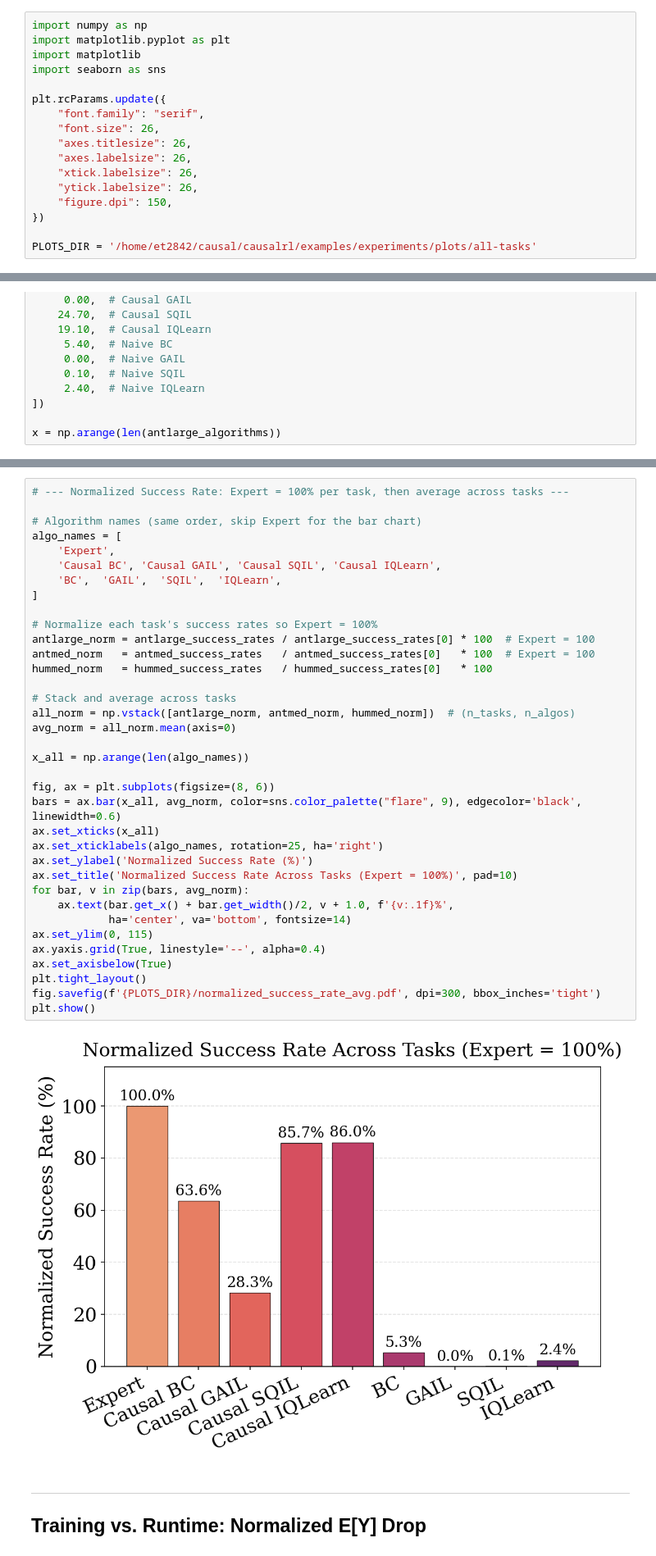
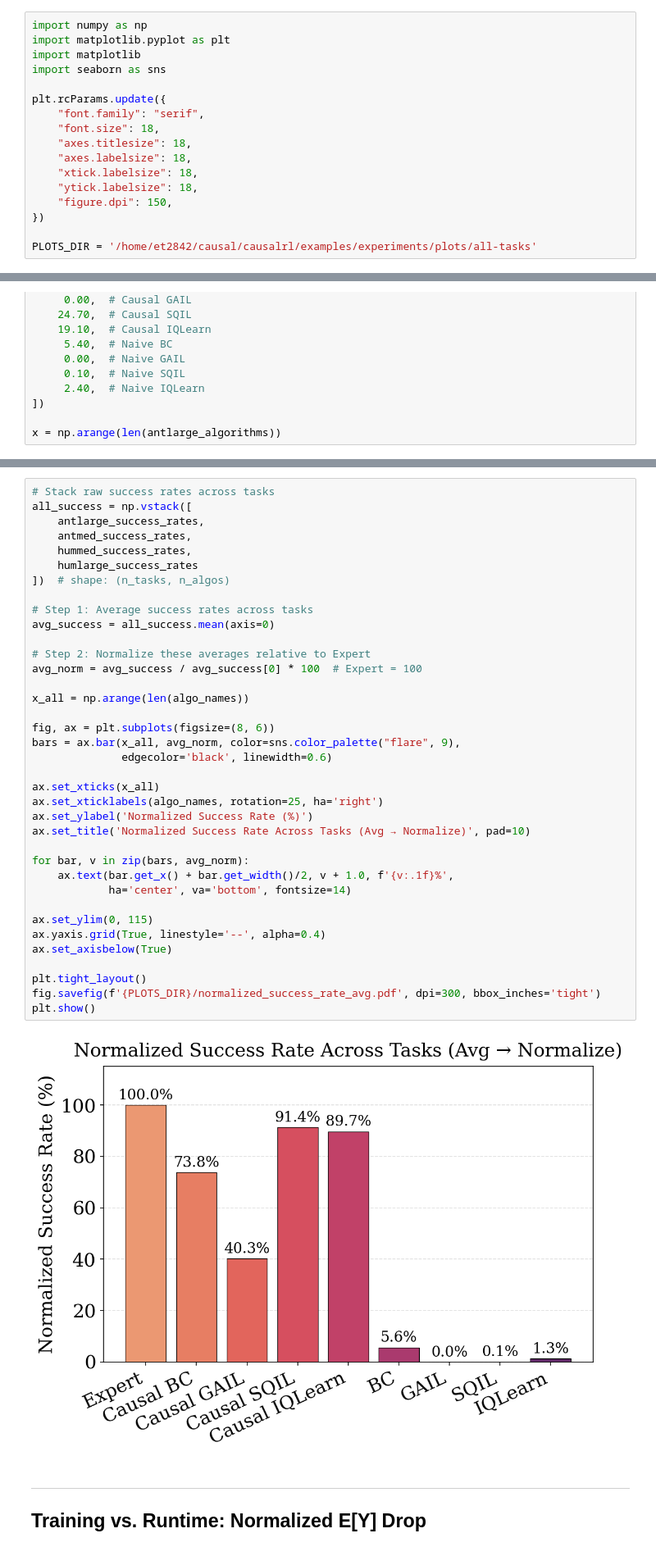
Before and after one commit to CausalAILab/Causal-RL, a Jupyter notebook: examples/experiments/plots_all.ipynb, the cells around one changed output, grey strips where cells are left out. Shown at 82% size. Cells and saved outputs as stored; diff of their text form.

```diff
--- a/examples/experiments/plots_all.ipynb
+++ b/examples/experiments/plots_all.ipynb
@@ -10,11 +10,11 @@ import seaborn as sns
 
 plt.rcParams.update({
     "font.family": "serif",
-    "font.size": 26,
-    "axes.titlesize": 26,
-    "axes.labelsize": 26,
-    "xtick.labelsize": 26,
-    "ytick.labelsize": 26,
+    "font.size": 18,
+    "axes.titlesize": 18,
+    "axes.labelsize": 18,
+    "xtick.labelsize": 18,
+    "ytick.labelsize": 18,
     "figure.dpi": 150,
 })
 
@@ -235,41 +258,42 @@ x = np.arange(len(antlarge_algorithms))
 # %%
-# --- Normalized Success Rate: Expert = 100% per task, then average across tasks ---
+# Stack raw success rates across tasks
+all_success = np.vstack([
+    antlarge_success_rates,
+    antmed_success_rates,
+    hummed_success_rates,
+    humlarge_success_rates
+])  # shape: (n_tasks, n_algos)
 
-# Algorithm names (same order, skip Expert for the bar chart)
-algo_names = [
-    'Expert',
-    'Causal BC', 'Causal GAIL', 'Causal SQIL', 'Causal IQLearn',
-    'BC',  'GAIL',  'SQIL',  'IQLearn',
-]
+# Step 1: Average success rates across tasks
+avg_success = all_success.mean(axis=0)
 
-# Normalize each task's success rates so Expert = 100%
-antlarge_norm = antlarge_success_rates / antlarge_success_rates[0] * 100  # Expert = 100
-antmed_norm   = antmed_success_rates   / antmed_success_rates[0]   * 100  # Expert = 100
-hummed_norm   = hummed_success_rates   / hummed_success_rates[0]   * 100
-
-# Stack and average across tasks
-all_norm = np.vstack([antlarge_norm, antmed_norm, hummed_norm])  # (n_tasks, n_algos)
-avg_norm = all_norm.mean(axis=0)
+# Step 2: Normalize these averages relative to Expert
+avg_norm = avg_success / avg_success[0] * 100  # Expert = 100
 
 x_all = np.arange(len(algo_names))
 
 fig, ax = plt.subplots(figsize=(8, 6))
-bars = ax.bar(x_all, avg_norm, color=sns.color_palette("flare", 9), edgecolor='black', linewidth=0.6)
+bars = ax.bar(x_all, avg_norm, color=sns.color_palette("flare", 9),
+              edgecolor='black', linewidth=0.6)
+
 ax.set_xticks(x_all)
 ax.set_xticklabels(algo_names, rotation=25, ha='right')
 ax.set_ylabel('Normalized Success Rate (%)')
-ax.set_title('Normalized Success Rate Across Tasks (Expert = 100%)', pad=10)
+ax.set_title('Normalized Success Rate Across Tasks (Avg → Normalize)', pad=10)
+
 for bar, v in zip(bars, avg_norm):
     ax.text(bar.get_x() + bar.get_width()/2, v + 1.0, f'{v:.1f}%',
             ha='center', va='bottom', fontsize=14)
+
 ax.set_ylim(0, 115)
 ax.yaxis.grid(True, linestyle='--', alpha=0.4)
 ax.set_axisbelow(True)
+
 plt.tight_layout()
 fig.savefig(f'{PLOTS_DIR}/normalized_success_rate_avg.pdf', dpi=300, bbox_inches='tight')
 plt.show()
 # %% [output]
-[figure, old version]
+[figure, new version]
 # %% [markdown]
 ---
 ## Training vs. Runtime: Normalized E[Y] Drop
```
Also changed, not shown: parts of 6 cells of this notebook, 9 other files.
